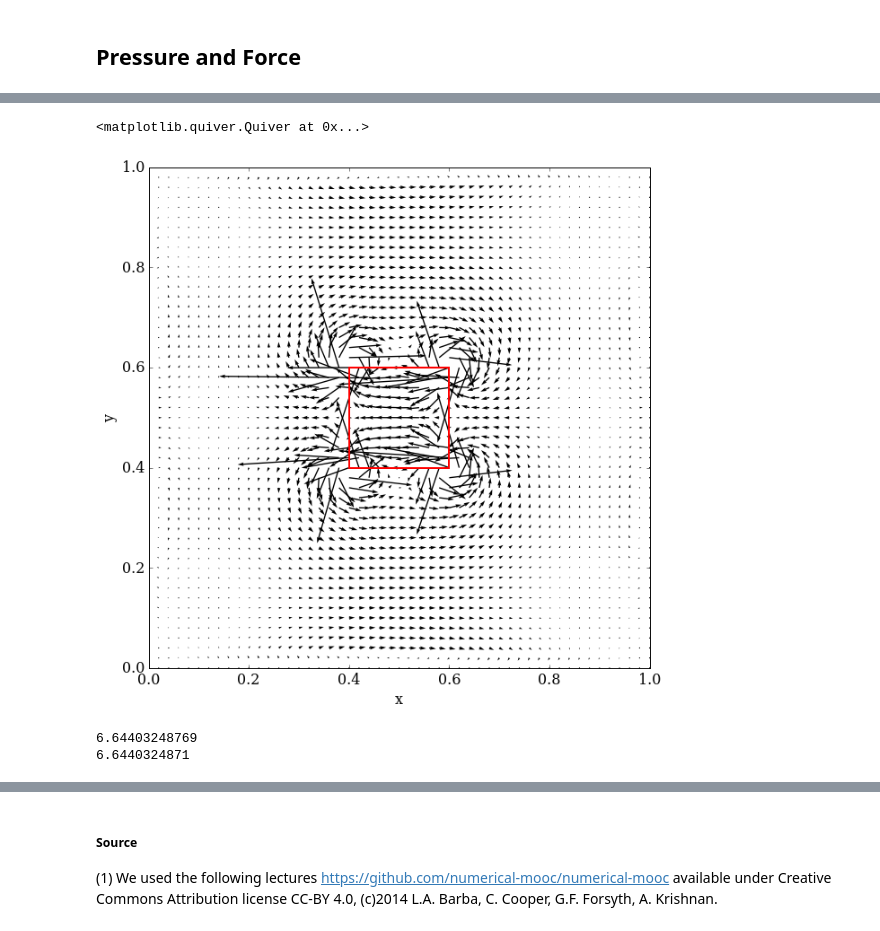
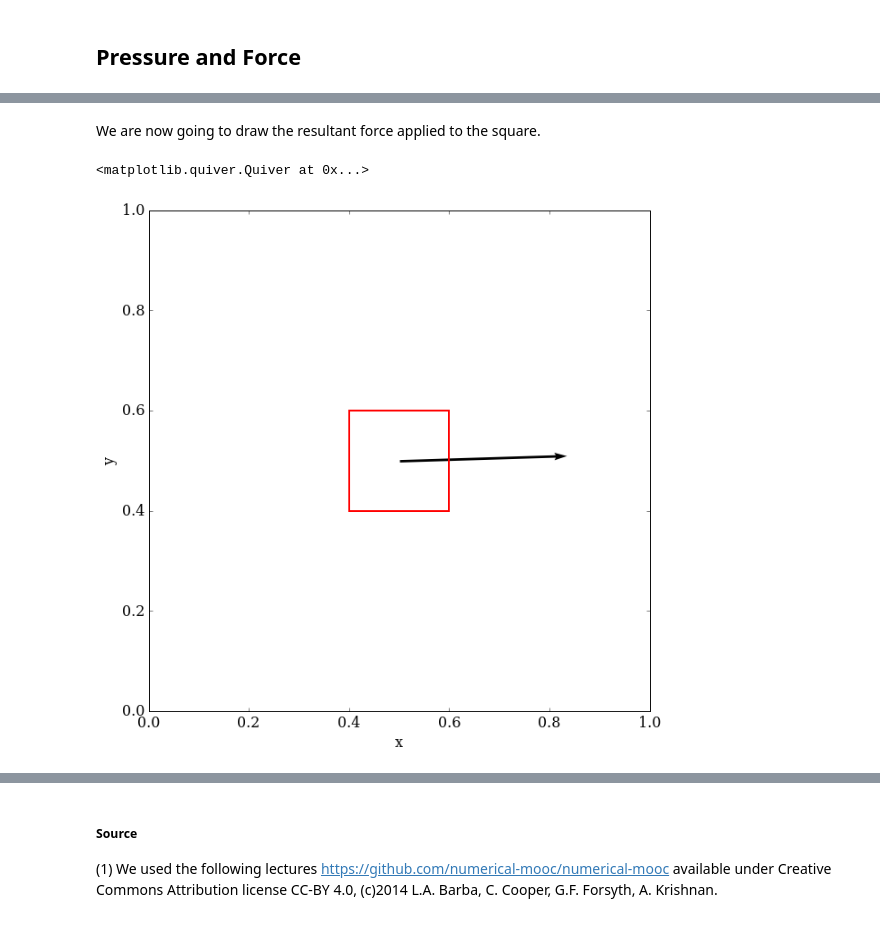
Before and after one commit to irenous/numerical-mooc, a Jupyter notebook: working/stage_ilan/Stage_BA3_Ilan_Renous.ipynb, the cells around one changed output, grey strips where cells are left out. Drawn from its saved outputs; the diff is of its cells as text; code cells hidden in the pictures.

```diff
--- a/working/stage_ilan/Stage_BA3_Ilan_Renous.ipynb
+++ b/working/stage_ilan/Stage_BA3_Ilan_Renous.ipynb
@@ -904,0 +1037,11 @@ def Force (ux,uy,nx,ny,dx,dy):
+# %%
+P3=laplace2d(P,lapx3,lapy3, l1_target,nx,ny,dx,dy)
+pyplot.figure(figsize=(12,10))
+pyplot.plot(j,m, color='r', linestyle='-', linewidth=2)
+pyplot.plot(j,n, color='r', linestyle='-', linewidth=2)
+pyplot.plot(k,p, color='r', linestyle='-', linewidth=2)
+pyplot.plot(l,p, color='r', linestyle='-', linewidth=2)
+pyplot.contourf(x,y,P3,26,cmap=cm.viridis)
+pyplot.xlabel('$x$')
+pyplot.ylabel('$y$')
+pyplot.colorbar();
@@ -905,28 +1188,18 @@ def Force (ux,uy,nx,ny,dx,dy):
+# %% [markdown]
+We are now going to draw the resultant force applied to the square.
 # %%
-Fx3,Fy3 = Force (ux3,vy3,nx,ny,dx,dy)
+Fx3,Fy3 = Force (ux3,vy3,P3,nx,ny,dx,dy)
 size=10
 pyplot.figure(figsize=(size, (y[-1]-y[0])/(x[-1]-x[0])*size))
 pyplot.xlabel('x', fontsize=16)
 pyplot.ylabel('y', fontsize=16)
 pyplot.xlim(x[0],x[-1])
 pyplot.ylim(y[0], y[-1])
 pyplot.plot(j,m, color='r', linestyle='-', linewidth=2)
 pyplot.plot(j,n, color='r', linestyle='-', linewidth=2)
 pyplot.plot(k,p, color='r', linestyle='-', linewidth=2)
 pyplot.plot(l,p, color='r', linestyle='-', linewidth=2)
-pyplot.quiver(x,y,Fx3,Fy3)
+pyplot.quiver(x[xi],y[yi],Fx3,Fy3,scale=30,width=0.005)
 # %% [output]
 <matplotlib.quiver.Quiver at 0x...>
-[figure, old version]
+[figure, new version]
-# %%
-
-contF3=cont(Fx3,Fy3,dx,dy,yi,xi,r)
-
-Fx2,Fy2 = Force (ux2,vy2,nx,ny,dx,dy)
-contF2=cont(Fx2,Fy2,dx,dy,yi,xi,r)
-
-print(contF2)
-print(contF3)
-# %% [output]
-6.64403248769
-6.6440324871
```
Also changed, not shown: parts of 41 cells of this notebook, 3 other files.
